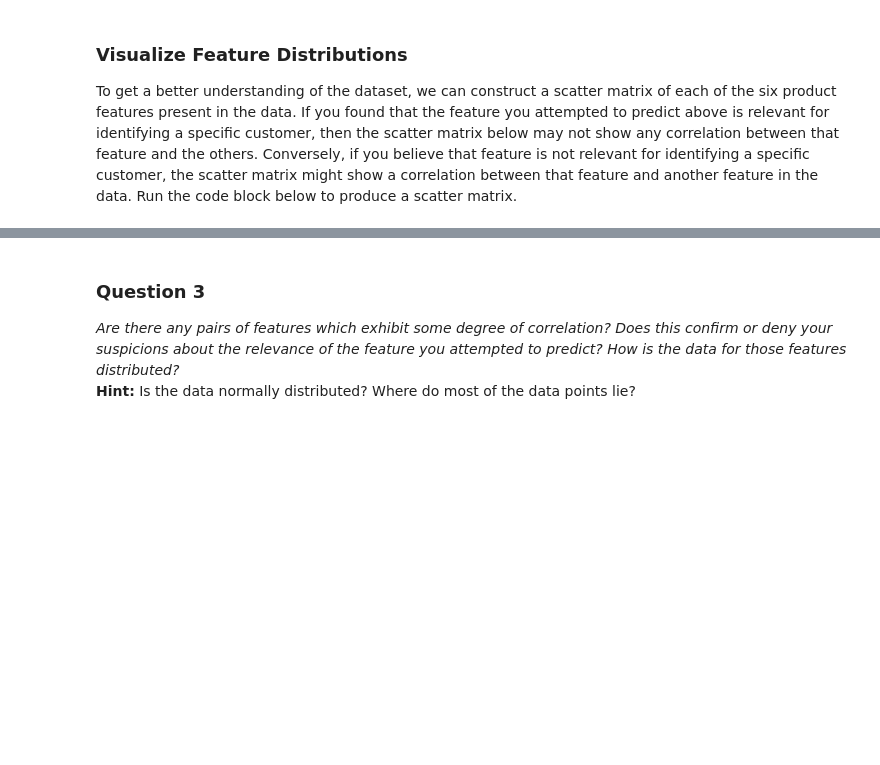
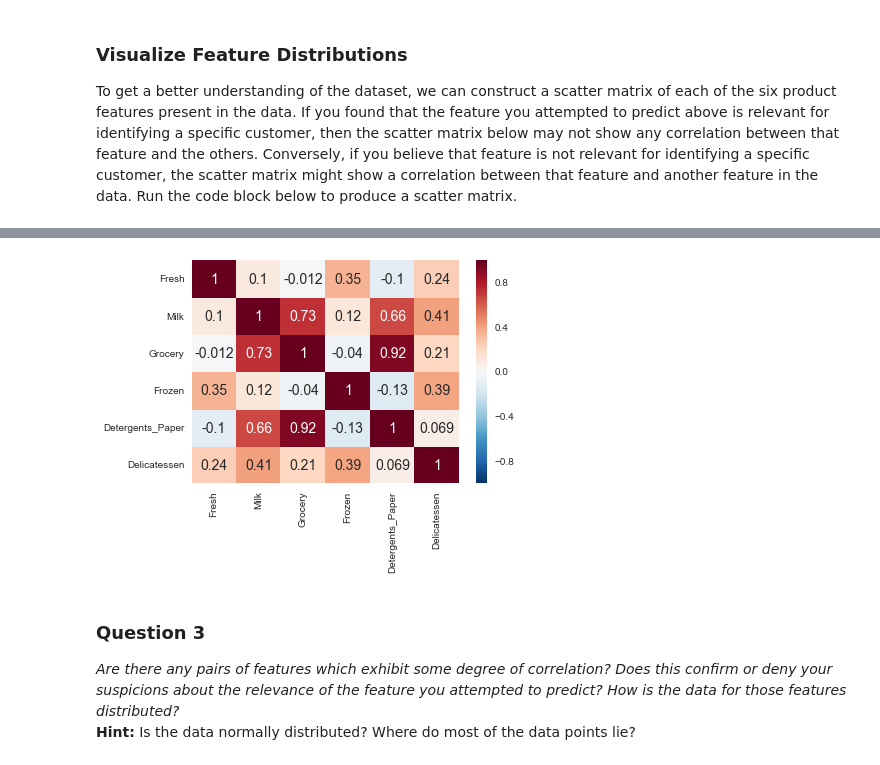
Before and after one commit to danresende/machine-learning, a Jupyter notebook: projects/creating_customer_segments/customer_segments.ipynb, the cells around one changed output, grey strips where cells are left out. Drawn from its saved outputs; the diff is of its cells as text; code cells hidden in the pictures; blank space fills up the shorter version.

```diff
--- a/projects/creating_customer_segments/customer_segments.ipynb
+++ b/projects/creating_customer_segments/customer_segments.ipynb
@@ -124,3 +124,8 @@ pd.scatter_matrix(data, alpha = 0.3, figsize = (14,8), diagonal = 'kde');
+# %%
+import seaborn as sns
+sns.heatmap(data.corr(), annot=True, annot_kws={'fontsize': 14});
+# %% [output]
+[figure, added]
 # %% [markdown]
 ### Question 3
 *Are there any pairs of features which exhibit some degree of correlation? Does this confirm or deny your suspicions about the relevance of the feature you attempted to predict? How is the data for those features distributed?*
```
Also changed, not shown: parts of 9 cells of this notebook, 1 other file.
